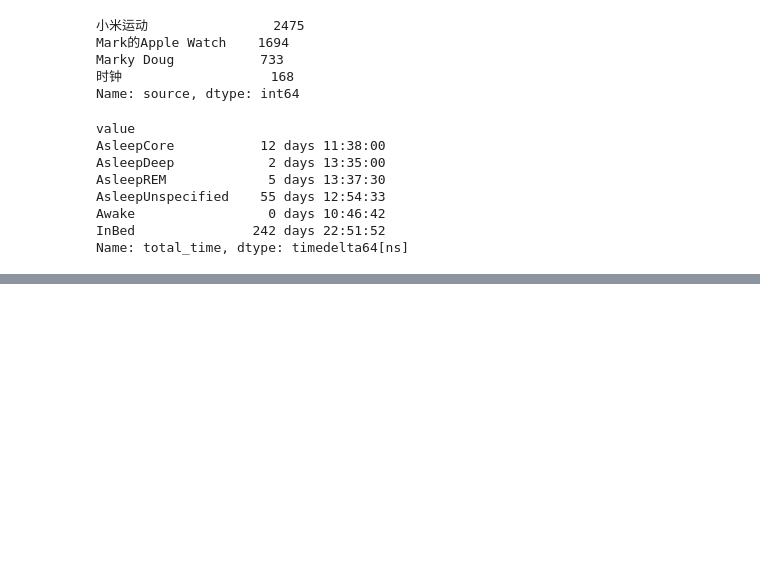
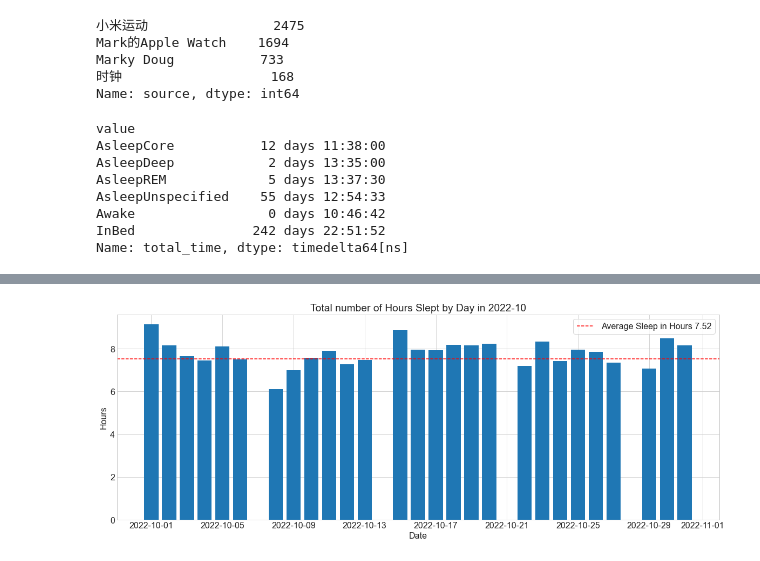
Before and after one commit to markydoug/my_apple_health, a Jupyter notebook: record_explore.ipynb, the cells around one changed output, grey strips where cells are left out. Saved outputs shown, nothing was run; the diff lists cells and outputs as text; code cells hidden in the pictures; blank space fills up the shorter version.

Commit message:
Explore sleep hours

```diff
--- a/record_explore.ipynb
+++ b/record_explore.ipynb
@@ -570,0 +568,4 @@ inbed_time
+# %%
+plot_sleep_minutes(inbed_time, 2022, 10)
+# %% [output]
+[figure, added]
```
Also changed, not shown: parts of 31 cells of this notebook.
